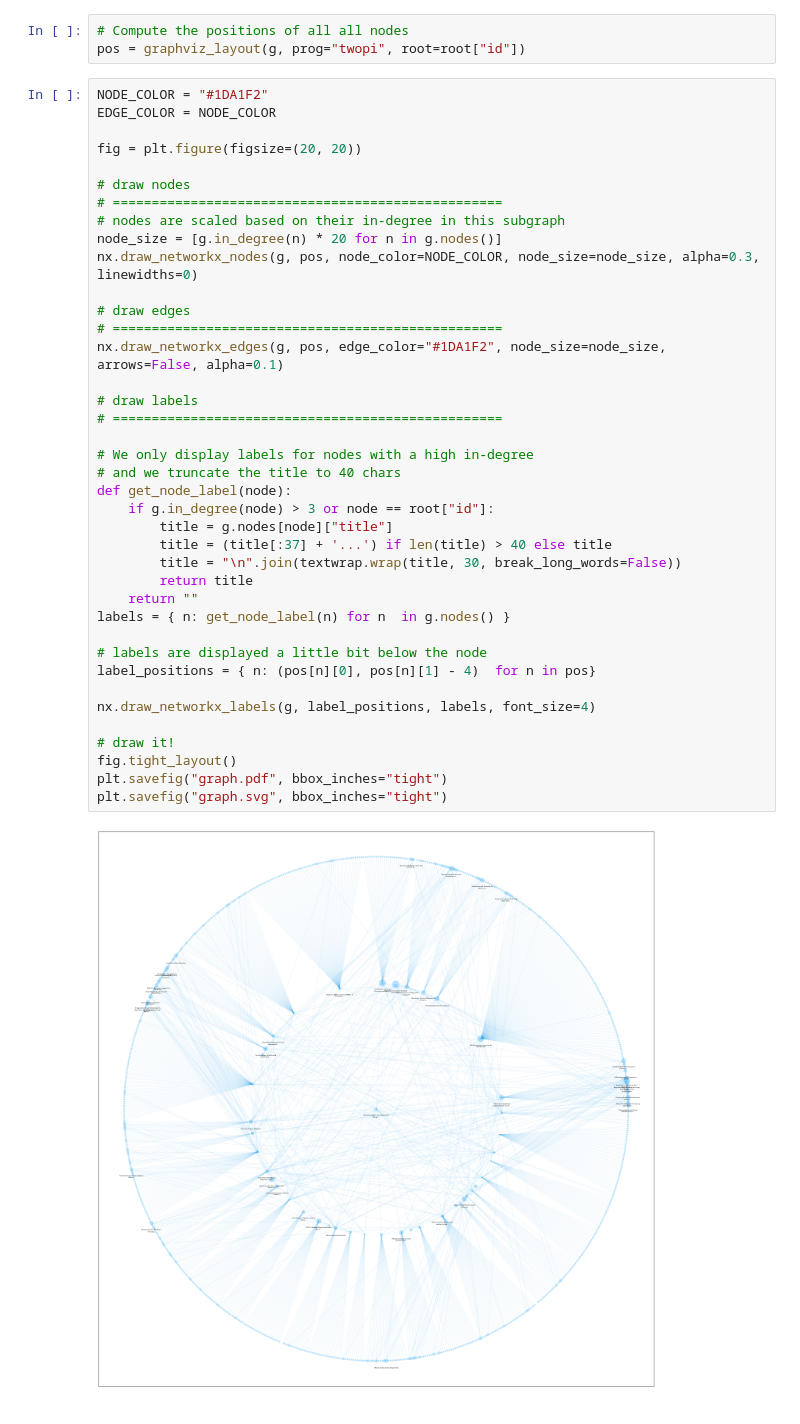
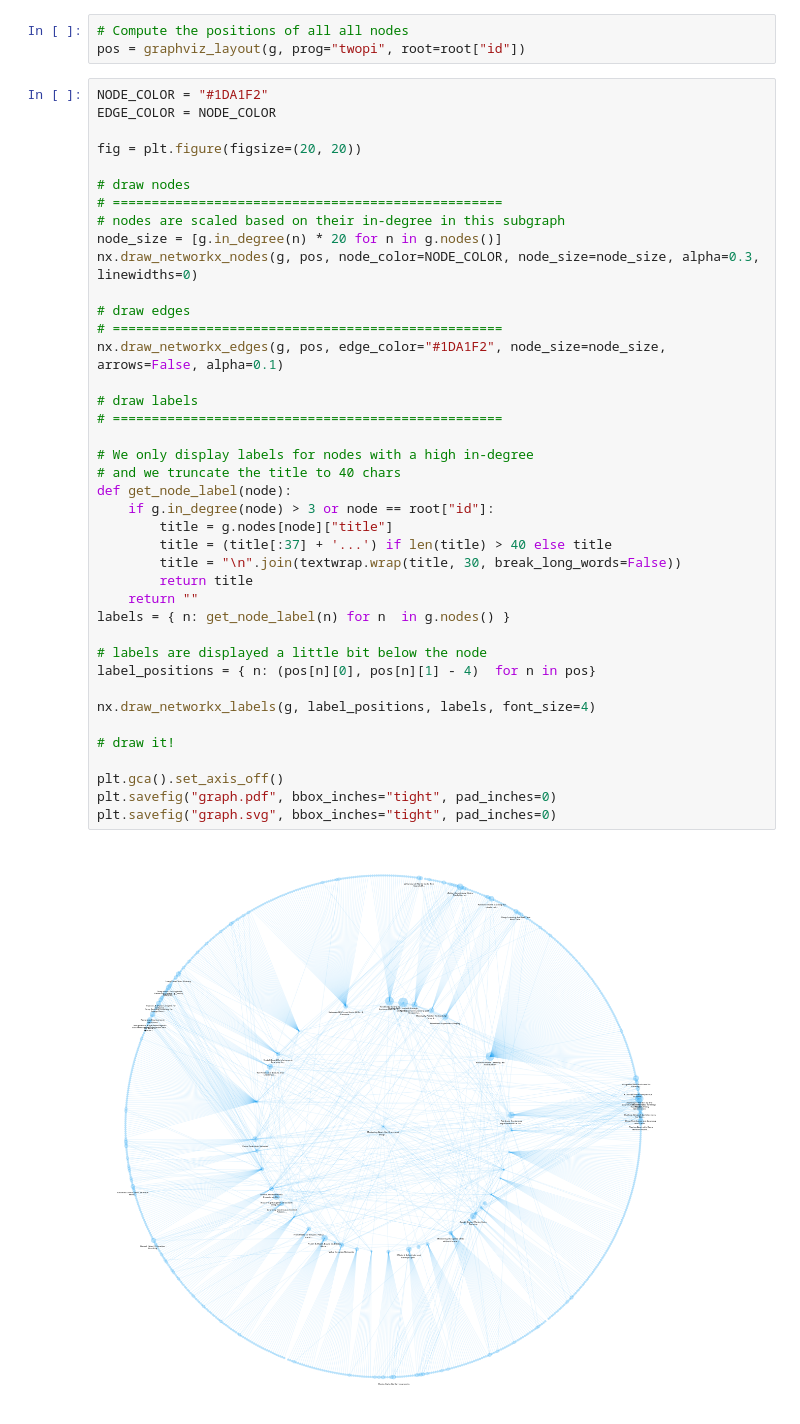
Before and after one commit to dennybritz/papergraph, a Jupyter notebook: notebooks/graph_analysis.ipynb, the cells around one changed output. Drawn from its saved outputs; the diff is of its cells as text.

Commit message:
Update graphs

```diff
--- a/notebooks/graph_analysis.ipynb
+++ b/notebooks/graph_analysis.ipynb
@@ -166,34 +166,35 @@ fig = plt.figure(figsize=(20, 20))
 # ==================================================
 # nodes are scaled based on their in-degree in this subgraph
 node_size = [g.in_degree(n) * 20 for n in g.nodes()]
 nx.draw_networkx_nodes(g, pos, node_color=NODE_COLOR, node_size=node_size, alpha=0.3, linewidths=0)
 
 # draw edges
 # ==================================================
 nx.draw_networkx_edges(g, pos, edge_color="#1DA1F2", node_size=node_size, arrows=False, alpha=0.1)
 
 # draw labels
 # ==================================================
 
 # We only display labels for nodes with a high in-degree
 # and we truncate the title to 40 chars
 def get_node_label(node):
     if g.in_degree(node) > 3 or node == root["id"]:
         title = g.nodes[node]["title"]
         title = (title[:37] + '...') if len(title) > 40 else title
         title = "\n".join(textwrap.wrap(title, 30, break_long_words=False))
         return title
     return ""
 labels = { n: get_node_label(n) for n  in g.nodes() }
 
 # labels are displayed a little bit below the node
 label_positions = { n: (pos[n][0], pos[n][1] - 4)  for n in pos}
 
 nx.draw_networkx_labels(g, label_positions, labels, font_size=4)
 
 # draw it!
-fig.tight_layout()
-plt.savefig("graph.pdf", bbox_inches="tight")
-plt.savefig("graph.svg", bbox_inches="tight")
+
+plt.gca().set_axis_off()
+plt.savefig("graph.pdf", bbox_inches="tight", pad_inches=0)
+plt.savefig("graph.svg", bbox_inches="tight", pad_inches=0)
 # %% [output]
-[figure, old version]
+[figure, new version]
```
Also changed, not shown: 2 other files.
